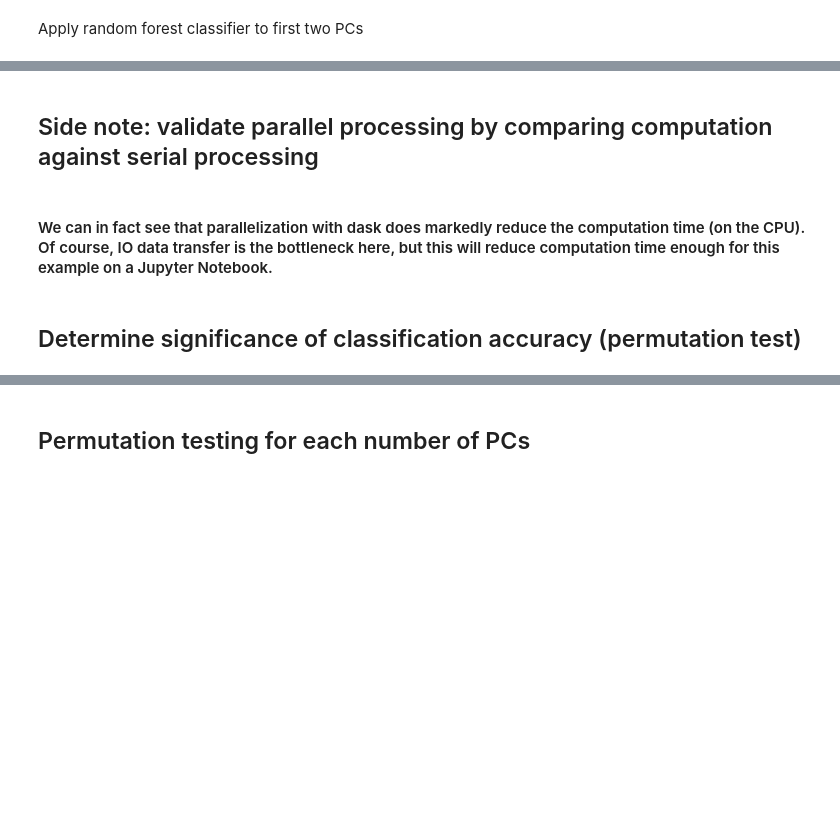
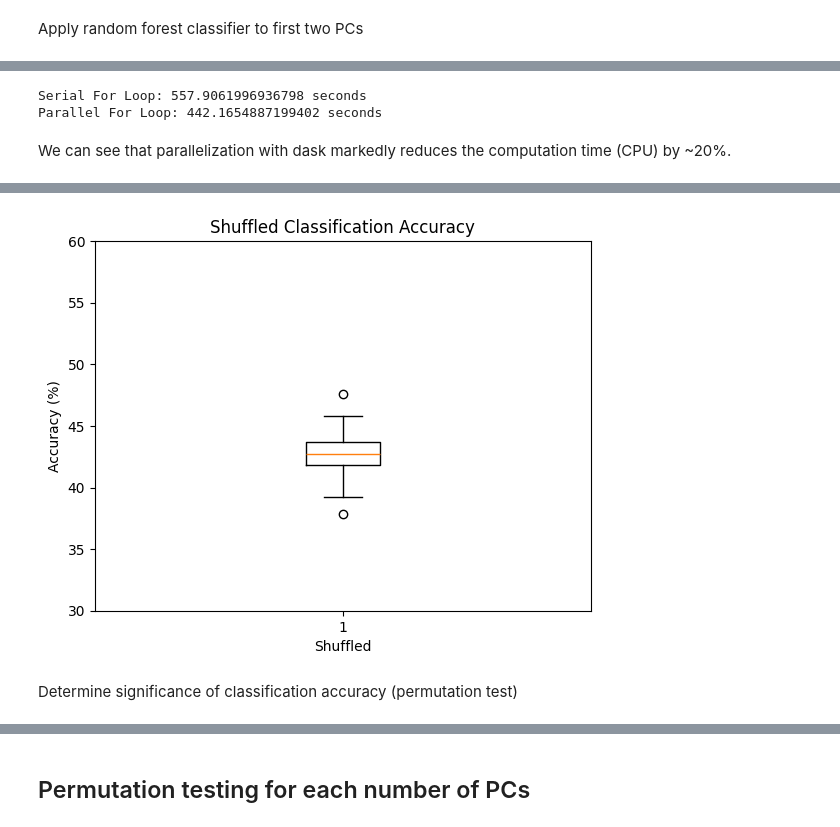
Before and after one commit to BradleyEdelman/Alzheimers-MRI-Classification, a Jupyter notebook: notebooks/01_random_forest.ipynb, the cells around one changed output, grey strips where cells are left out. Cells and saved outputs as stored; diff of their text form; code cells hidden in the pictures; blank space fills up the shorter version.

Commit message:
updated and cleaner notebooks

```diff
--- a/notebooks/01_random_forest.ipynb
+++ b/notebooks/01_random_forest.ipynb
@@ -185,13 +171,73 @@ Permute a sufficient number of times (here 500)
+# %%
+train_lab_shuffle= train_lab
+load_train=np.matmul(train_data_pca, loadings[:,:2])
+
+# Serial for loop
+start_time = time.time()
+
+acc_shuffle_nodask = []
+for i in range(100):
+    acc_tmp = classification_RF_shuffle(
+        load_train,
+        train_lab_shuffle,
+        load_test,
+        test_lab)
+
+    acc_shuffle_nodask.append(acc_tmp)
+
+end_time = time.time()
+total_time = end_time - start_time
+
+
+# Parallel for loop (dask)
+start_time1 = time.time()
+
+acc_shuffle_dask = iteration_permute(
+    load_train,
+    train_lab_shuffle,
+    load_test,
+    test_lab,
+    n_iterations=100)
+
+clear_output(wait = True)
+
+end_time1 = time.time()
+total_time1 = end_time1 - start_time1
+
+clear_output(wait=False)
+print(f"Serial For Loop: {total_time} seconds")
+print(f"Parallel For Loop: {total_time1} seconds")
+# %% [output]
+Serial For Loop: 557.9061996936798 seconds
+Parallel For Loop: 442.1654887199402 seconds
+# %% [markdown]
+We can see that parallelization with dask markedly reduces the computation time (CPU) by ~20%.
 # %%
-%%time
+# Permute 500 times
+start_time = time.time()
+acc_permute = []
+for i in range(10):
+    acc_tmp=iteration_permute(
+        load_train,
+        train_lab_shuffle,
+        load_test,
+        test_lab,
+        n_iterations=50)
 
-acc_shuffle_compile = []
-for i in range(5):
-    acc_tmp = iteration_permute(load_train, train_lab_shuffle, load_test, test_lab)
-    acc_shuffle_compile = np.concatenate((acc_shuffle_compile, acc_tmp), axis=0)
+    acc_permute = np.concatenate((acc_permute, acc_tmp), axis=0)
 
-b = plt.boxplot(acc_shuffle_compile)
+b = plt.boxplot(acc_permute)
 plt.title('Shuffled Classification Accuracy')
 plt.xlabel('Shuffled')
 plt.ylabel('Accuracy (%)')
 plt.ylim(30, 60)
+
+end_time = time.time()
+total_time = end_time - start_time
+print(f"Total time elapsed: {total_time} seconds")
+
+# Save results
+bucket_name="databricks-workspace-stack-brad-personal-bucket"
+s3_file_path='AD_MRI_classification/results/RF_2PC_acc_permute.pkl'
+save_pickle_s3(acc_permute, bucket_name, s3_file_path, dbutils)
+# %% [output]
@@ -198,2 +246 @@ plt.ylim(30, 60)
+[figure, added]
-# %% [markdown]
-## Side note: validate parallel processing by comparing computation against serial processing
@@ -219,4 +247,2 @@ for i in range(1):
-# %% [markdown]
-#### We can in fact see that parallelization with dask does markedly reduce the computation time (on the CPU). Of course, IO data transfer is the bottleneck here, but this will reduce computation time enough for this example on a Jupyter Notebook.
 # %% [markdown]
-## Determine significance of classification accuracy (permutation test)
+Determine significance of classification accuracy (permutation test)
```
Also changed, not shown: parts of 29 cells of this notebook, 5 other files.
